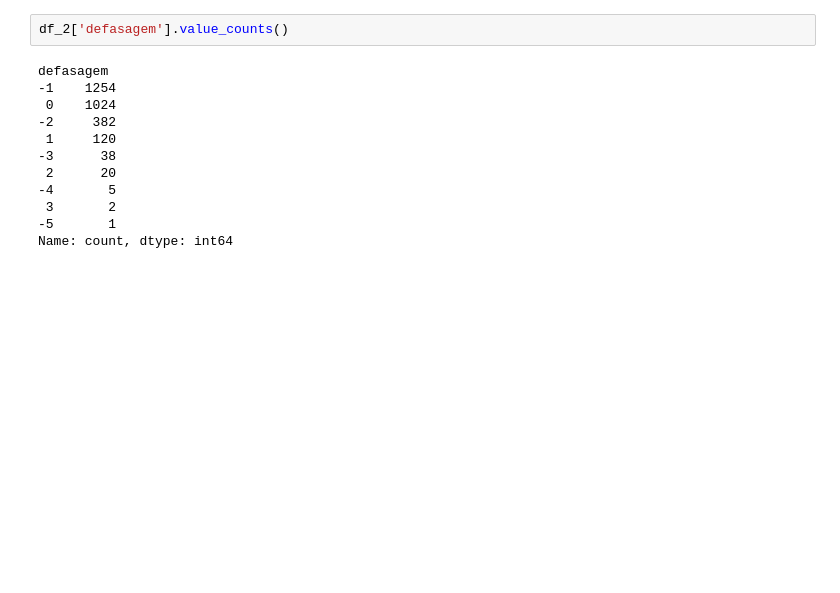
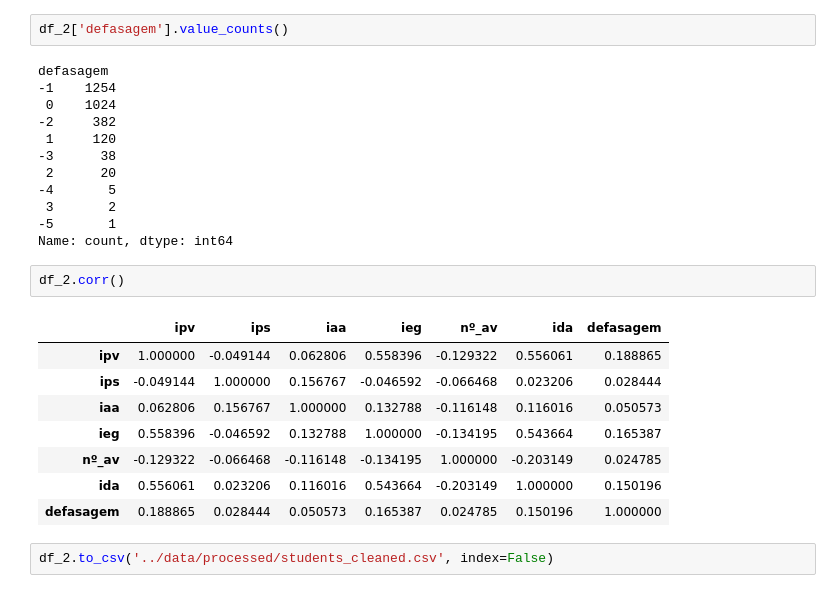
Before and after one commit to IgorComune/masters_thesis_school_lag_predictor, a Jupyter notebook: notebooks/01_eda.ipynb, the cells around one changed output. Saved outputs shown, nothing was run; the diff lists cells and outputs as text; blank space fills up the shorter version.

```diff
--- a/notebooks/01_eda.ipynb
+++ b/notebooks/01_eda.ipynb
@@ -429,3 +429,16 @@ defasagem
  3       2
 -5       1
 Name: count, dtype: int64
+# %%
+df_2.corr()
+# %% [output]
+|  | ipv | ips | iaa | ieg | nº_av | ida | defasagem |
+| ipv | 1.000000 | -0.049144 | 0.062806 | 0.558396 | -0.129322 | 0.556061 | 0.188865 |
+| ips | -0.049144 | 1.000000 | 0.156767 | -0.046592 | -0.066468 | 0.023206 | 0.028444 |
+| iaa | 0.062806 | 0.156767 | 1.000000 | 0.132788 | -0.116148 | 0.116016 | 0.050573 |
+| ieg | 0.558396 | -0.046592 | 0.132788 | 1.000000 | -0.134195 | 0.543664 | 0.165387 |
+| nº_av | -0.129322 | -0.066468 | -0.116148 | -0.134195 | 1.000000 | -0.203149 | 0.024785 |
+| ida | 0.556061 | 0.023206 | 0.116016 | 0.543664 | -0.203149 | 1.000000 | 0.150196 |
+| defasagem | 0.188865 | 0.028444 | 0.050573 | 0.165387 | 0.024785 | 0.150196 | 1.000000 |
+# %%
+df_2.to_csv('../data/processed/students_cleaned.csv', index=False)
```
